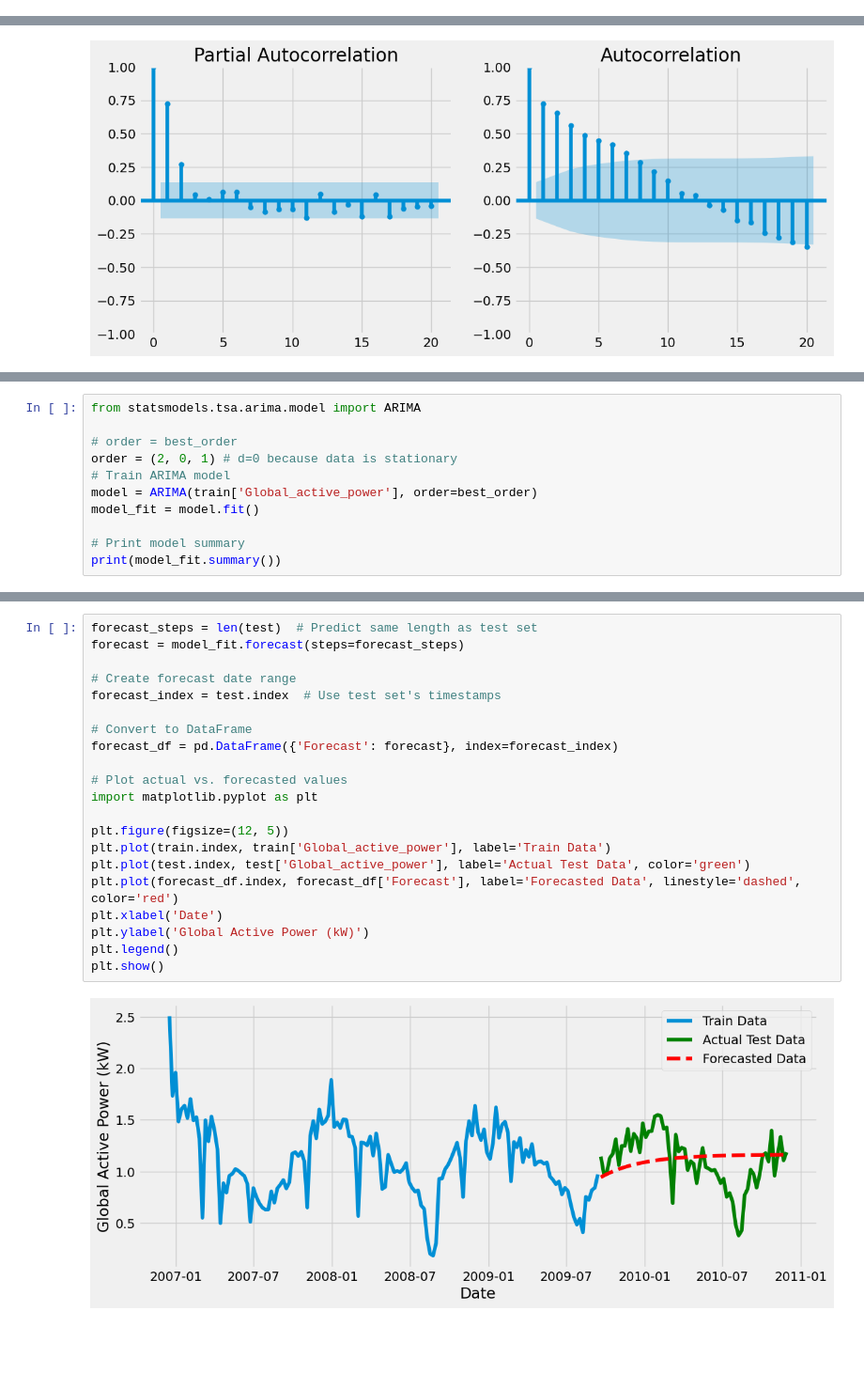
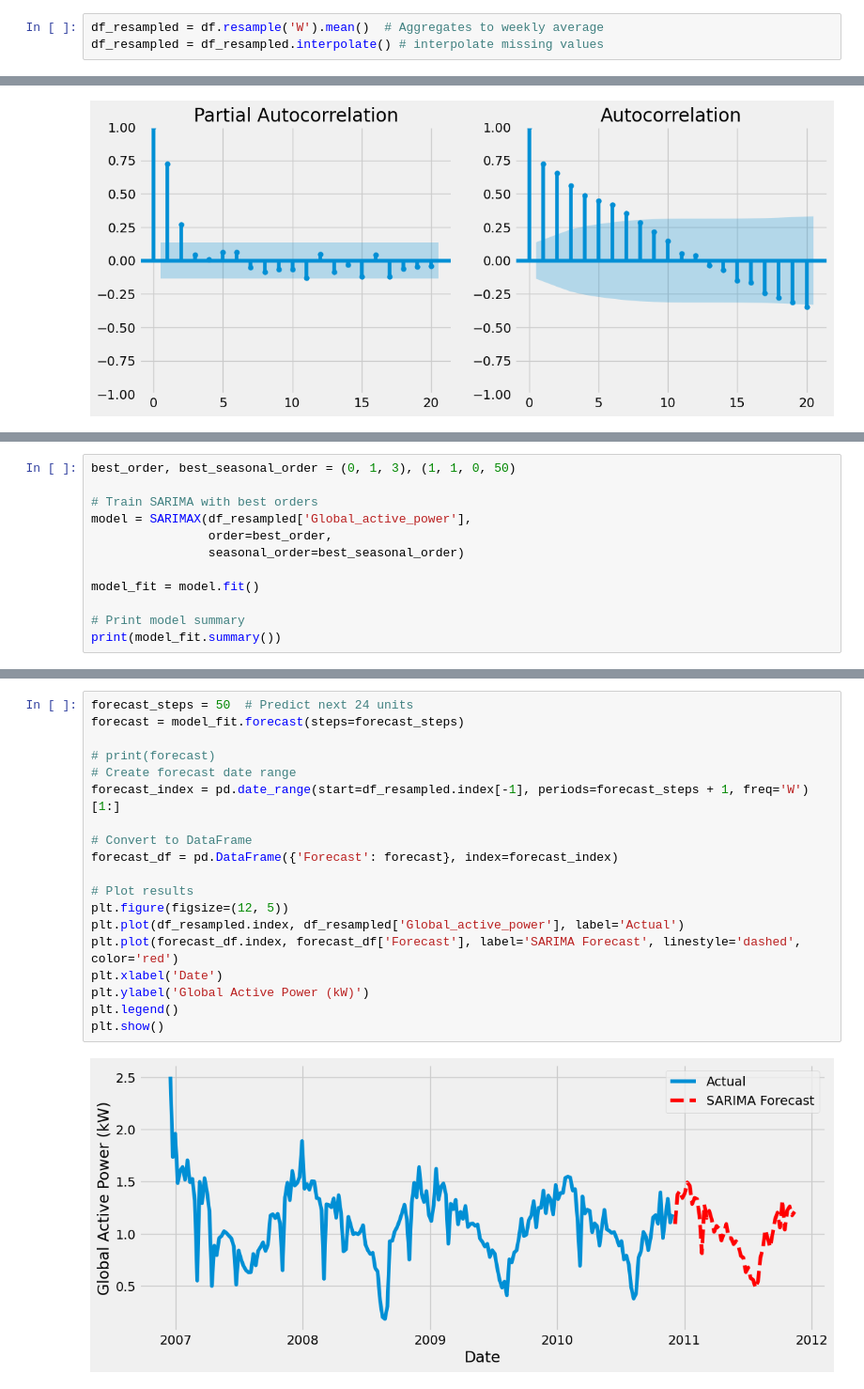
Before and after one commit to Iheb-prepa/Individual-Household-Electric-Power-Consumption, a Jupyter notebook: power_cons_forecasting.ipynb, the cells around one changed output, grey strips where cells are left out. Shown at 94% size. Saved outputs shown, nothing was run; the diff lists cells and outputs as text; blank space fills up the shorter version.

```diff
--- a/power_cons_forecasting.ipynb
+++ b/power_cons_forecasting.ipynb
@@ -113,3 +43,6 @@ df_resampled = df_resampled.interpolate()
+# %%
+df_resampled = df.resample('W').mean()  # Aggregates to weekly average
+df_resampled = df_resampled.interpolate() # interpolate missing values
 # %%
 import matplotlib.pyplot as plt
 
@@ -323,10 +265,11 @@ Best ARIMA order: (1, 0, 1)
 # %%
-from statsmodels.tsa.arima.model import ARIMA
+best_order, best_seasonal_order = (0, 1, 3), (1, 1, 0, 50)
 
-# order = best_order
-order = (2, 0, 1) # d=0 because data is stationary
-# Train ARIMA model
-model = ARIMA(train['Global_active_power'], order=best_order)
+# Train SARIMA with best orders
+model = SARIMAX(df_resampled['Global_active_power'],
+                order=best_order,
+                seasonal_order=best_seasonal_order)
+
 model_fit = model.fit()
 
 # Print model summary
@@ -350,25 +293,23 @@ Covariance Type:                   opg
 Warnings:
 [1] Covariance matrix calculated using the outer product of gradients (complex-step).
 # %%
-forecast_steps = len(test)  # Predict same length as test set
+forecast_steps = 50  # Predict next 24 units
 forecast = model_fit.forecast(steps=forecast_steps)
 
+# print(forecast)
 # Create forecast date range
-forecast_index = test.index  # Use test set's timestamps
+forecast_index = pd.date_range(start=df_resampled.index[-1], periods=forecast_steps + 1, freq='W')[1:]
 
 # Convert to DataFrame
 forecast_df = pd.DataFrame({'Forecast': forecast}, index=forecast_index)
 
-# Plot actual vs. forecasted values
-import matplotlib.pyplot as plt
-
+# Plot results
 plt.figure(figsize=(12, 5))
-plt.plot(train.index, train['Global_active_power'], label='Train Data')
-plt.plot(test.index, test['Global_active_power'], label='Actual Test Data', color='green')
-plt.plot(forecast_df.index, forecast_df['Forecast'], label='Forecasted Data', linestyle='dashed', color='red')
+plt.plot(df_resampled.index, df_resampled['Global_active_power'], label='Actual')
+plt.plot(forecast_df.index, forecast_df['Forecast'], label='SARIMA Forecast', linestyle='dashed', color='red')
 plt.xlabel('Date')
 plt.ylabel('Global Active Power (kW)')
 plt.legend()
 plt.show()
 # %% [output]
-[figure, old version]
+[figure, new version]
```
Also changed, not shown: parts of 34 cells of this notebook.
